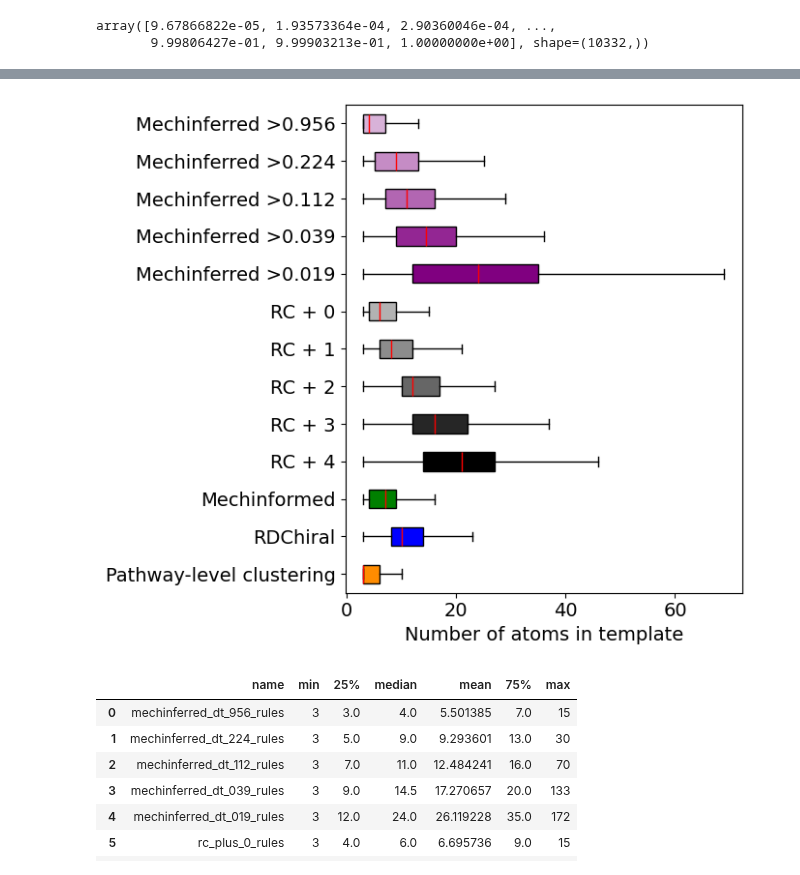
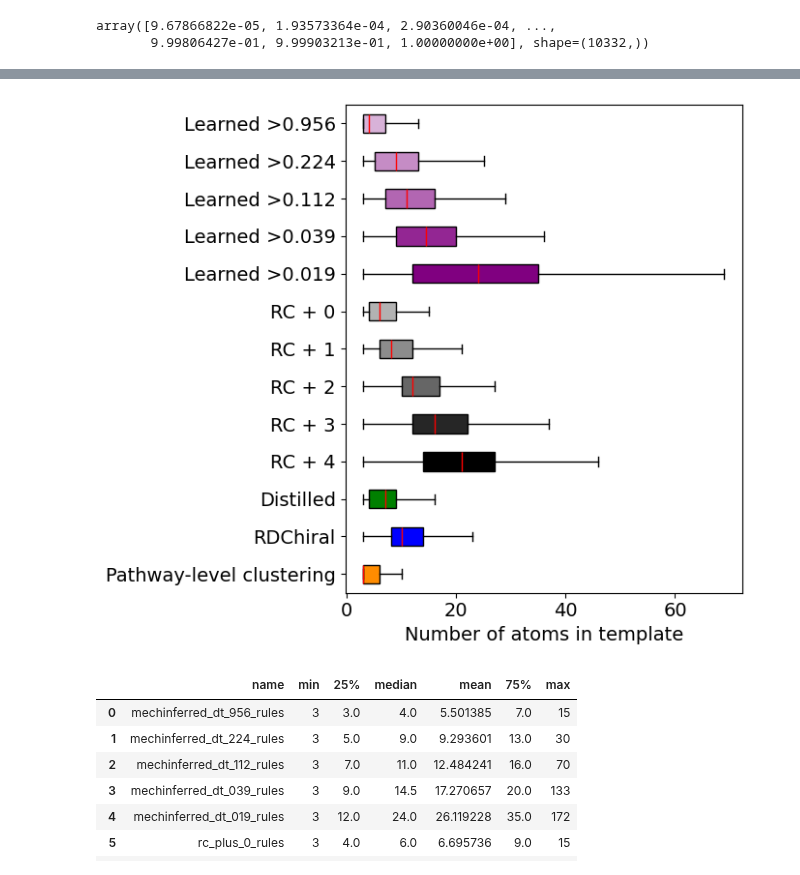
Before and after one commit to stefanpate/coarse-grain-rxns, a Jupyter notebook: notebooks/examine_templates.ipynb, the cells around one changed output, grey strips where cells are left out. Cells and saved outputs as stored; diff of their text form; code cells hidden in the pictures.

```diff
--- a/notebooks/examine_templates.ipynb
+++ b/notebooks/examine_templates.ipynb
@@ -168,14 +168,14 @@ colors = {
 }
 
 names = {
-    'mechinformed_rules': "Mechinformed",
+    'mechinformed_rules': "Distilled",
     'rdchiral_rules': "RDChiral",
     'imt_rules': "Pathway-level clustering",
-    'mechinferred_dt_956_rules': "Mechinferred >0.956",
-    'mechinferred_dt_224_rules': "Mechinferred >0.224",
-    'mechinferred_dt_112_rules': "Mechinferred >0.112",
-    'mechinferred_dt_039_rules': "Mechinferred >0.039",
-    'mechinferred_dt_019_rules': "Mechinferred >0.019",
+    'mechinferred_dt_956_rules': "Learned >0.956",
+    'mechinferred_dt_224_rules': "Learned >0.224",
+    'mechinferred_dt_112_rules': "Learned >0.112",
+    'mechinferred_dt_039_rules': "Learned >0.039",
+    'mechinferred_dt_019_rules': "Learned >0.019",
     'rc_plus_0_rules': "RC + 0",
     'rc_plus_1_rules': "RC + 1",
     'rc_plus_2_rules': "RC + 2",
@@ -259,8 +259,8 @@ _colors = [
     "purple",
 ]
 _labels = [
-    "Mechinformed",
-    "Mechinferred"
+    "Distilled",
+    "Learned"
 ]
 rots = [
     0,
@@ -301,35 +301,35 @@ for R, cts in rcr_template_sizes.items():
     data.append(cts)
 for other, cts in other_template_sizes.items():
     data.append(cts)
 
 positions = list(range(len(mechinferred_template_sizes) + len(rcr_template_sizes) + len(other_template_sizes)))[::-1]
 
 bw_plot = ax.boxplot(data, positions=positions, widths=width, patch_artist=True, showfliers=False, medianprops={'color': 'red'}, vert=False)
 
 for path, dt in zip(bw_plot['boxes'], mechinferred_template_sizes.keys()):
     color_key = f"mechinferred_dt_{dt}_rules"
     color = colors[color_key]
     path.set_facecolor(color)
 
 for path, R in zip(bw_plot['boxes'][len(mechinferred_template_sizes):], rcr_template_sizes.keys()):
     color_key = f"rc_plus_{R}_rules"
     color = colors[color_key]
     path.set_facecolor(color)
 
 for path, other in zip(bw_plot['boxes'][len(mechinferred_template_sizes) + len(rcr_template_sizes):], other_template_sizes.keys()):
     color_key = f"{other}_rules"
     color = colors[color_key]
     path.set_facecolor(color)
 
 ax.set_yticks(positions)
-yticklabels = ([f"Mechinferred >{int(dt)/1e3:.3f}" for dt in dts] + [f"RC + {R}" for R in Rs] + [names[f"{other}_rules"] for other in others])
+yticklabels = ([f"Learned >{int(dt)/1e3:.3f}" for dt in dts] + [f"RC + {R}" for R in Rs] + [names[f"{other}_rules"] for other in others])
 ax.set_yticklabels(yticklabels, ha='right')
 ax.set_xlabel("Number of atoms in template")
 plt.tight_layout()
 fig.savefig(Path(filepaths.figures) / "template_size_boxplot.svg", format='svg')
 plt.show()
 # %% [output]
-[figure, old version]
+[figure, new version]
 # %%
 data = []
 width = 0.5
```
Also changed, not shown: parts of 4 cells of this notebook, 21 other files.
